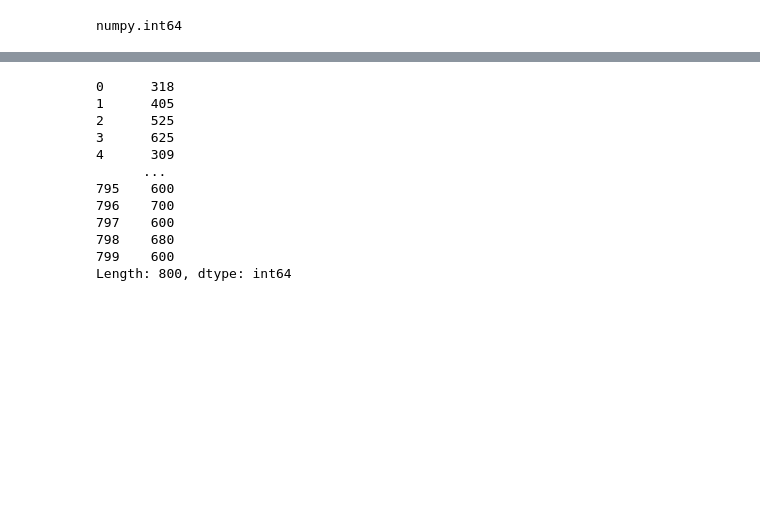
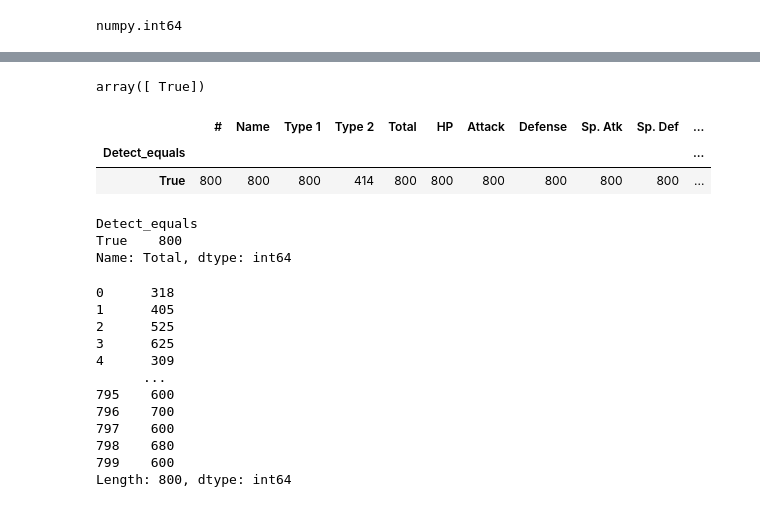
Before and after one commit to montesgrande95/dataptmad1121_labs, a Jupyter notebook: module-1/dataframe-calculations/your-code/challenge-2.ipynb, the cells around one changed output, grey strips where cells are left out. Drawn from its saved outputs; the diff is of its cells as text; code cells hidden in the pictures; blank space fills up the shorter version.

```diff
--- a/module-1/dataframe-calculations/your-code/challenge-2.ipynb
+++ b/module-1/dataframe-calculations/your-code/challenge-2.ipynb
@@ -72,3 +108,21 @@ numpy.int64
+# %%
+# Check if we have all True values
+pokemon_copy['Detect_equals'].unique()
+# All values are True, therefore we can assume Total equals the sum of the rest of the columns
+# %% [output]
+array([ True])
+# %%
+pokemon_copy.groupby(['Detect_equals']).count()
+# %% [output]
+|  | # | Name | Type 1 | Type 2 | Total | HP | Attack | Defense | Sp. Atk | Sp. Def | ... |
+| Detect_equals |  |  |  |  |  |  |  |  |  |  | ... |
+| True | 800 | 800 | 800 | 414 | 800 | 800 | 800 | 800 | 800 | 800 | ... |
+# %%
+pokemon_copy.groupby(['Detect_equals']).count()['Total']
+# %% [output]
+Detect_equals
+True    800
+Name: Total, dtype: int64
 # %%
 x = pokemon["HP"]+ pokemon["Attack"] + pokemon["Defense"] + pokemon["Sp. Atk"] + pokemon["Sp. Def"] + pokemon["Speed"]
 print(x)
```
Also changed, not shown: parts of 6 cells of this notebook.
